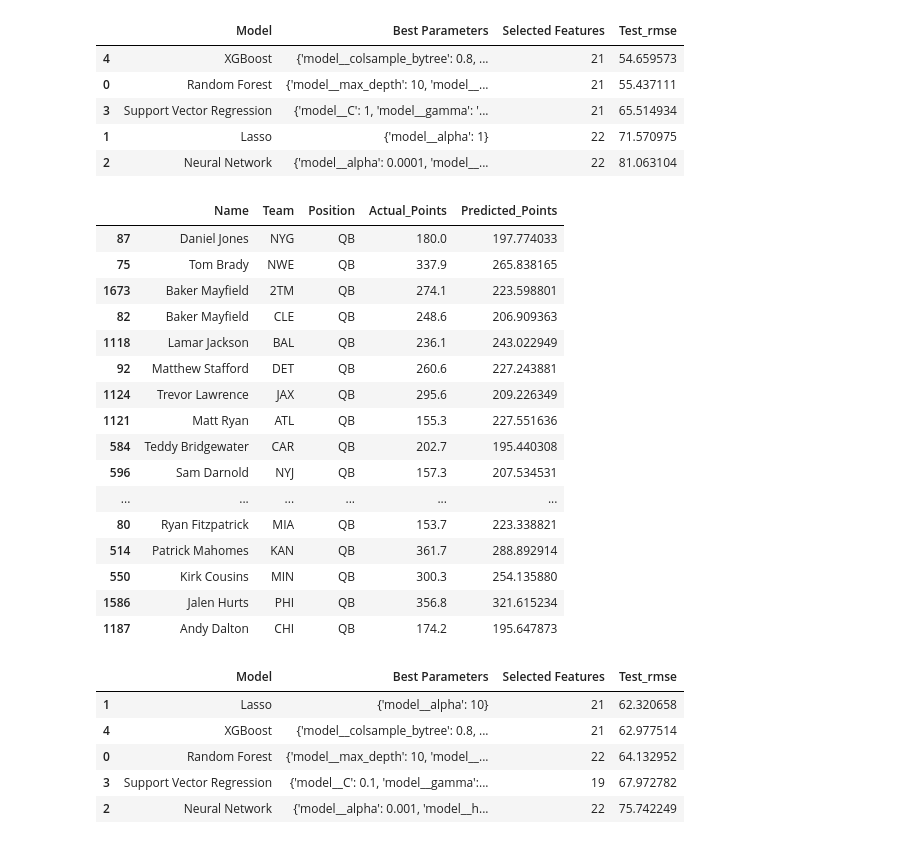
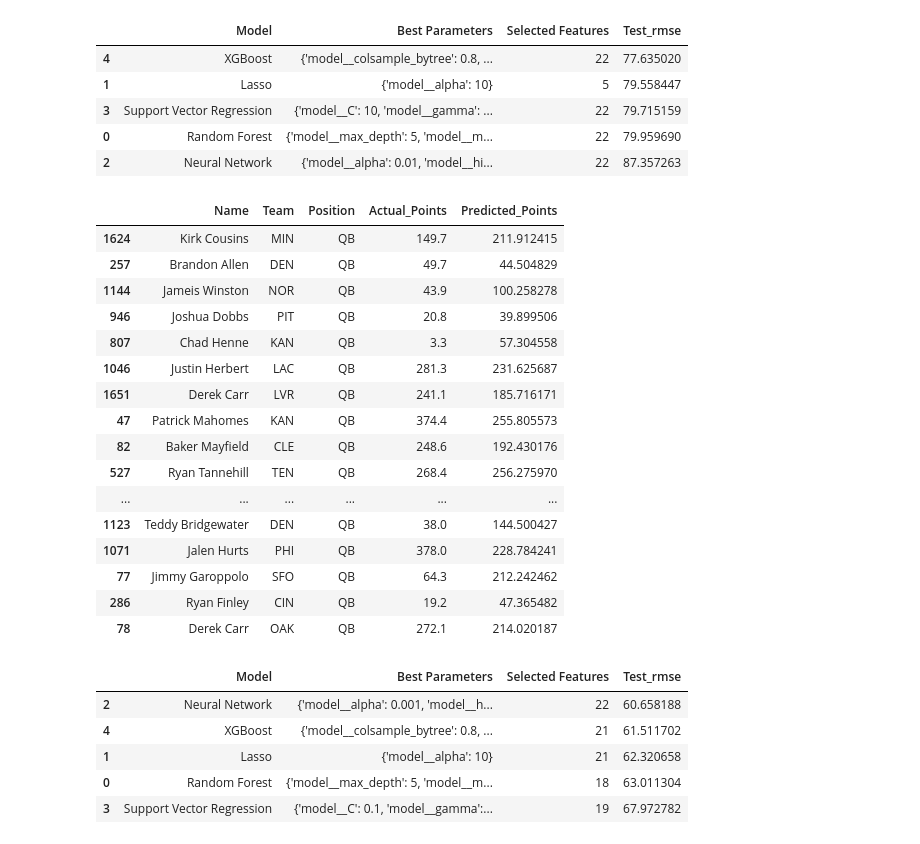
Before and after one commit to TrevBunch/DS-340W-Project, a Jupyter notebook: ModelCode.ipynb, the cells around one changed output. Cells and saved outputs as stored; diff of their text form; code cells hidden in the pictures.

```diff
--- a/ModelCode.ipynb
+++ b/ModelCode.ipynb
@@ -32,7 +32,7 @@ fantasy_data = fantasy_data[fantasy_data["Next_Season"] != 2024]
 target_col = "Fantasy_PPR_NextYear"
 dropped_cols = {target_col, "Unnamed: 0", "Name", "Team", "Position", "Team_NextYear"}
 
-QB_data = fantasy_data[(fantasy_data["Position"] == "QB") & (fantasy_data["Games"] > 5) & (fantasy_data[target_col] > 100.0)].drop(columns = dropped_cols)
+QB_data = fantasy_data[fantasy_data["Position"] == "QB"] .drop(columns = dropped_cols)
 RB_data = fantasy_data[fantasy_data["Position"] == "RB"].drop(columns = dropped_cols)
 WR_data = fantasy_data[fantasy_data["Position"] == "WR"].drop(columns = dropped_cols)
 TE_data = fantasy_data[fantasy_data["Position"] == "TE"].drop(columns = dropped_cols)
@@ -61,27 +61,27 @@ X_train_TE, X_test_TE, y_train_TE, y_test_TE = train_test_split(TE_data, TE_y, t
 
 model_pipeline = {
     "Random Forest": (
-        RandomForestRegressor(random_state = 42, n_jobs = 1),
+        RandomForestRegressor(n_jobs = 1, random_state = 4),
         {
-            "model__n_estimators": [300, 400],
-            "model__max_depth": [10, 20],
-            "model__min_samples_split": [2, 5],
+            "model__n_estimators": [200, 350, 500],
+            "model__max_depth": [5, 10, 20],
+            "model__min_samples_split": [2, 5, 10],
         },
     ),
 
     "Lasso": (
-       Lasso(max_iter = 50000, random_state = 42),
+       Lasso(max_iter = 50000, random_state = 4),
         {
             "model__alpha": [.01, .1, 1, 10]
         },
     ),
 
     "Neural Network": (
-        MLPRegressor(max_iter = 4000, early_stopping = True, random_state = 42),
+        MLPRegressor(max_iter = 4000, early_stopping = True, random_state = 4),
         {
-            "model__hidden_layer_sizes": [(64, ), (128, ), (64, 32)],
-            "model__alpha": [.0001, .001],
-            "model__learning_rate_init": [.001, .01],
+            "model__hidden_layer_sizes": [(64, ), (128, ), (64, 32), (128, 64)],
+            "model__alpha": [.0001, .001, .01],
+            "model__learning_rate_init": [.001, .01, .1],
         },
     ),
     "Support Vector Regression": (
@@ -93,13 +93,13 @@ model_pipeline = {
         },
     ),
     "XGBoost": (
-        XGBRegressor(random_state = 42, n_jobs = -1, tree_method = "hist", n_estimators = 300, objective = "reg:squarederror"),
+        XGBRegressor(n_jobs = -1, tree_method = "hist", n_estimators = 300, objective = "reg:squarederror", random_state = 4),
         {
-            "model__n_estimators": [300, 500],
+            "model__n_estimators": [200, 350, 500],
             "model__max_depth": [3, 5, 7],
-            "model__learning_rate": [.01, 1],
-            "model__subsample": [.8, 1],
-            "model__colsample_bytree": [.8 ,1]
+            "model__learning_rate": [.001, .01, .1],
+            "model__subsample": [.5, .8, 1],
+            "model__colsample_bytree": [.5, .8, 1]
         },
     ),
 }
@@ -177,48 +177,51 @@ QB_results_df = pd.DataFrame(QB_results).sort_values("Test_rmse")
 QB_results_df
 # %% [output]
 |  | Model | Best Parameters | Selected Features | Test_rmse |
-| 4 | XGBoost | {'model__colsample_bytree': 0.8, ... | 21 | 54.659573 |
-| 0 | Random Forest | {'model__max_depth': 10, 'model__... | 21 | 55.437111 |
-| 3 | Support Vector Regression | {'model__C': 1, 'model__gamma': '... | 21 | 65.514934 |
-| 1 | Lasso | {'model__alpha': 1} | 22 | 71.570975 |
-| 2 | Neural Network | {'model__alpha': 0.0001, 'model__... | 22 | 81.063104 |
+| 4 | XGBoost | {'model__colsample_bytree': 0.8, ... | 22 | 77.635020 |
+| 1 | Lasso | {'model__alpha': 10} | 5 | 79.558447 |
+| 3 | Support Vector Regression | {'model__C': 10, 'model__gamma': ... | 22 | 79.715159 |
+| 0 | Random Forest | {'model__max_depth': 5, 'model__m... | 22 | 79.959690 |
+| 2 | Neural Network | {'model__alpha': 0.01, 'model__hi... | 22 | 87.357263 |
 # %%
 #QB predictions
 
 best_model = grid.best_estimator_
 
 best_features, test_rmse = backward_feature_elimination(best_model, X_train_QB, y_train_QB, X_test_QB, y_test_QB)
 
 best_model.fit(X_train_QB[best_features], y_train_QB)
 
 y_pred_QB = best_model.predict(X_test_QB[best_features])
 
 
 QB_test_results = pd.DataFrame({
     "Actual_Points": y_test_QB,
     "Predicted_Points": y_pred_QB
 }, index = X_test_QB.index)
 
+QB_best_model = best_model
+QB_best_features = best_features
+
 QB_test_results = fantasy_data.loc[QB_test_results.index, ["Name", "Team", "Position"]].join(QB_test_results)
 QB_test_results
 # %% [output]
 |  | Name | Team | Position | Actual_Points | Predicted_Points |
-| 87 | Daniel Jones | NYG | QB | 180.0 | 197.774033 |
-| 75 | Tom Brady | NWE | QB | 337.9 | 265.838165 |
-| 1673 | Baker Mayfield | 2TM | QB | 274.1 | 223.598801 |
-| 82 | Baker Mayfield | CLE | QB | 248.6 | 206.909363 |
-| 1118 | Lamar Jackson | BAL | QB | 236.1 | 243.022949 |
-| 92 | Matthew Stafford | DET | QB | 260.6 | 227.243881 |
-| 1124 | Trevor Lawrence | JAX | QB | 295.6 | 209.226349 |
-| 1121 | Matt Ryan | ATL | QB | 155.3 | 227.551636 |
-| 584 | Teddy Bridgewater | CAR | QB | 202.7 | 195.440308 |
-| 596 | Sam Darnold | NYJ | QB | 157.3 | 207.534531 |
+| 1624 | Kirk Cousins | MIN | QB | 149.7 | 211.912415 |
+| 257 | Brandon Allen | DEN | QB | 49.7 | 44.504829 |
+| 1144 | Jameis Winston | NOR | QB | 43.9 | 100.258278 |
+| 946 | Joshua Dobbs | PIT | QB | 20.8 | 39.899506 |
+| 807 | Chad Henne | KAN | QB | 3.3 | 57.304558 |
+| 1046 | Justin Herbert | LAC | QB | 281.3 | 231.625687 |
+| 1651 | Derek Carr | LVR | QB | 241.1 | 185.716171 |
+| 47 | Patrick Mahomes | KAN | QB | 374.4 | 255.805573 |
+| 82 | Baker Mayfield | CLE | QB | 248.6 | 192.430176 |
+| 527 | Ryan Tannehill | TEN | QB | 268.4 | 256.275970 |
 | ... | ... | ... | ... | ... | ... |
-| 80 | Ryan Fitzpatrick | MIA | QB | 153.7 | 223.338821 |
-| 514 | Patrick Mahomes | KAN | QB | 361.7 | 288.892914 |
-| 550 | Kirk Cousins | MIN | QB | 300.3 | 254.135880 |
-| 1586 | Jalen Hurts | PHI | QB | 356.8 | 321.615234 |
-| 1187 | Andy Dalton | CHI | QB | 174.2 | 195.647873 |
+| 1123 | Teddy Bridgewater | DEN | QB | 38.0 | 144.500427 |
+| 1071 | Jalen Hurts | PHI | QB | 378.0 | 228.784241 |
+| 77 | Jimmy Garoppolo | SFO | QB | 64.3 | 212.242462 |
+| 286 | Ryan Finley | CIN | QB | 19.2 | 47.365482 |
+| 78 | Derek Carr | OAK | QB | 272.1 | 214.020187 |
 # %%
 #RB Tuning
 
@@ -245,15 +248,16 @@ for name, (base_model, param_grid) in model_pipeline.items():
         "Selected Features": len(best_features),
         "Test_rmse": test_rmse})
 
+
 RB_results_df = pd.DataFrame(RB_results).sort_values("Test_rmse")
 RB_results_df
 # %% [output]
 |  | Model | Best Parameters | Selected Features | Test_rmse |
+| 2 | Neural Network | {'model__alpha': 0.001, 'model__h... | 22 | 60.658188 |
+| 4 | XGBoost | {'model__colsample_bytree': 0.8, ... | 21 | 61.511702 |
 | 1 | Lasso | {'model__alpha': 10} | 21 | 62.320658 |
-| 4 | XGBoost | {'model__colsample_bytree': 0.8, ... | 21 | 62.977514 |
-| 0 | Random Forest | {'model__max_depth': 10, 'model__... | 22 | 64.132952 |
+| 0 | Random Forest | {'model__max_depth': 5, 'model__m... | 18 | 63.011304 |
 | 3 | Support Vector Regression | {'model__C': 0.1, 'model__gamma':... | 19 | 67.972782 |
-| 2 | Neural Network | {'model__alpha': 0.001, 'model__h... | 22 | 75.742249 |
 # %%
 #RB predictions
 
```
Also changed, not shown: parts of 12 cells of this notebook.
